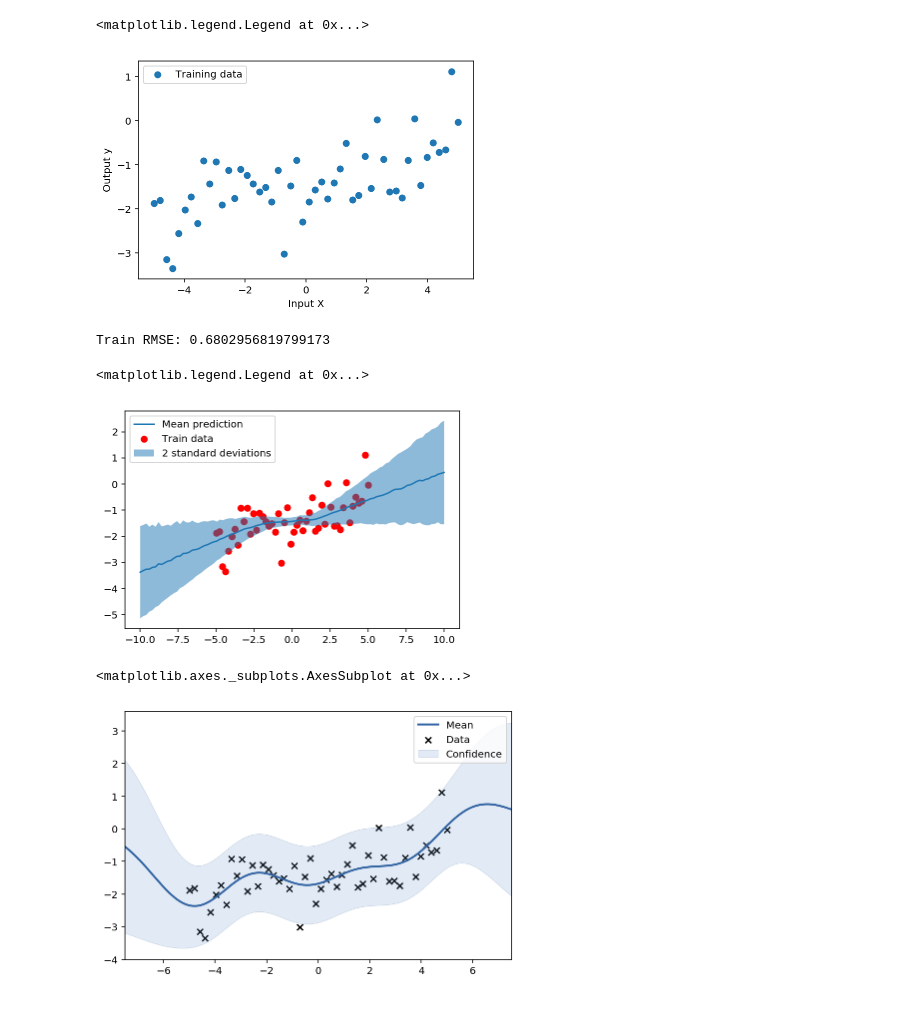
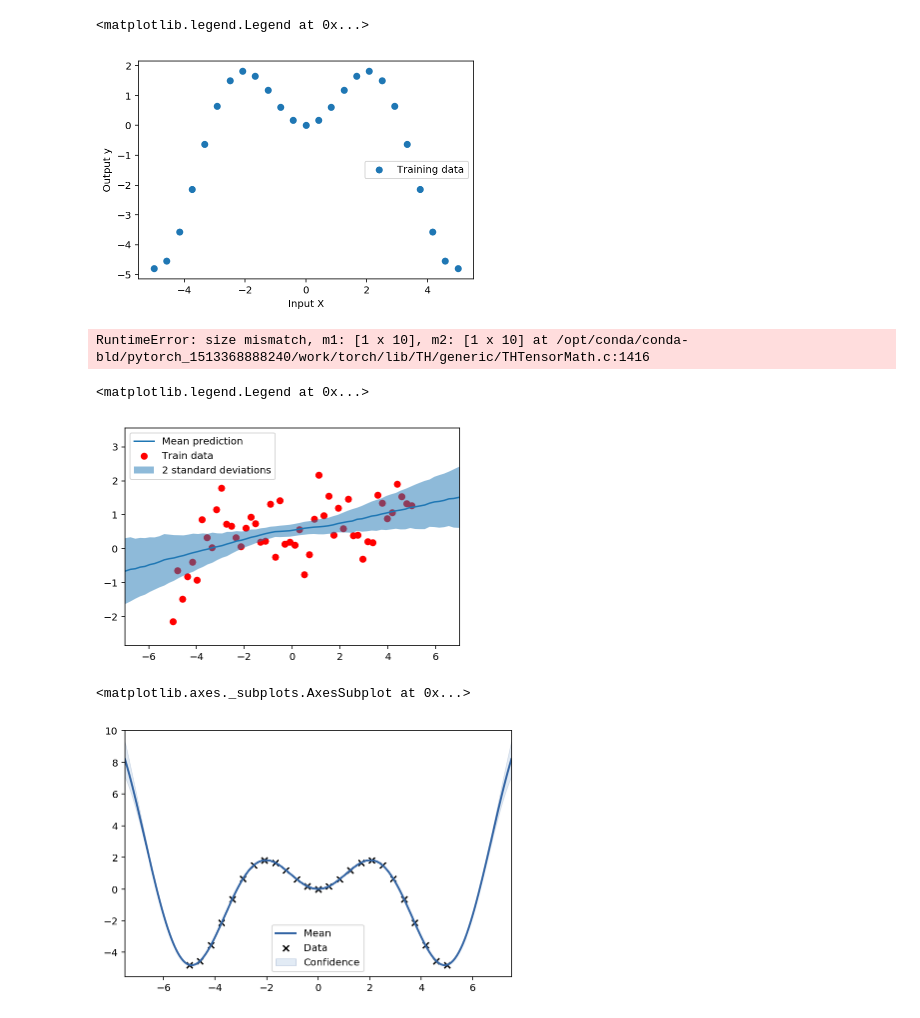
Before and after one commit to davidsteinar/structural-uncertainty, a Jupyter notebook: notebooks/comparison.ipynb, the cells around one changed output. Drawn from its saved outputs; the diff is of its cells as text; code cells hidden in the pictures.

```diff
--- a/notebooks/comparison.ipynb
+++ b/notebooks/comparison.ipynb
@@ -10,14 +10,15 @@ import matplotlib.pyplot as plt
 %matplotlib inline
 %config InlineBackend.figure_format = 'retina'
 # %%
-N = 50
+N = 25
 noise_var = 0.05
 
-X_train = np.linspace(-5,5,50)[:,None]
-k = GPy.kern.RBF(1)
-Y_train = np.random.multivariate_normal(np.zeros(N),k.K(X_train)+np.eye(N)*np.sqrt(noise_var)).reshape(-1,1)
+X_train = np.linspace(-5,5,N)#[:,None]
+#k = GPy.kern.RBF(1)
+#Y_train = np.random.multivariate_normal(np.zeros(N),k.K(X_train)+np.eye(N)*np.sqrt(noise_var)).reshape(-1,1)
+Y_train = X_train*np.sin(X_train)
 
-X_test = np.linspace(-10,10,100)[:,None]
+X_test = np.linspace(-10,10,100)#[:,None]
 Y_test = X_test #bara bull
 # %%
 plt.scatter(X_train,Y_train, label='Training data')
@@ -26,7 +27,7 @@ plt.ylabel('Output y')
 plt.legend()
 # %% [output]
 <matplotlib.legend.Legend at 0x...>
-[figure, old version]
+[figure, new version]
 # %%
 X_train_tensor = torch.from_numpy(X_train)
 Y_train_tensor = torch.from_numpy(Y_train)
@@ -96,10 +97,10 @@ for epoch in range(40):
 
 print('Train RMSE: {}'.format(np.sqrt(train_loss[-1])))
 # %% [output]
-Train RMSE: 0.6802956819799173
+RuntimeError: size mismatch, m1: [1 x 10], m2: [1 x 10] at /opt/conda/conda-bld/pytorch_1513368888240/work/torch/lib/TH/generic/THTensorMath.c:1416
 # %%
 #Test
-N_forward = 1000
+N_forward = 100
 Y_hat_matrix = np.zeros([N_forward, 100])
 for i in range(N_forward):
     for X_test_batch, Y_test_batch in data_loader_test:
@@ -111,19 +112,20 @@ y_hat_MC_std = np.std(Y_hat_matrix, axis=0)
 # %%
 plt.scatter(X_train, Y_train, label='Train data', color='red')
 plt.plot(X_test, y_hat_MC_mean, label='Mean prediction')
 plt.fill_between(X_test.flatten(),
                  y1=y_hat_MC_mean-2*y_hat_MC_std,
                  y2=y_hat_MC_mean+2*y_hat_MC_std,
                  alpha=0.5,
                 label='2 standard deviations')
+plt.xlim([-7,7])
 plt.legend()
 # %% [output]
 <matplotlib.legend.Legend at 0x...>
-[figure, old version]
+[figure, new version]
 # %%
-m_full = GPy.models.GPRegression(X_train,Y_train)
+m_full = GPy.models.GPRegression(X_train[:,None],Y_train[:,None])
 m_full.optimize('bfgs')
 m_full.plot()
 # %% [output]
 <matplotlib.axes._subplots.AxesSubplot at 0x...>
-[figure, old version]
+[figure, new version]
```
Also changed, not shown: parts of 3 cells of this notebook, 12 other files.
